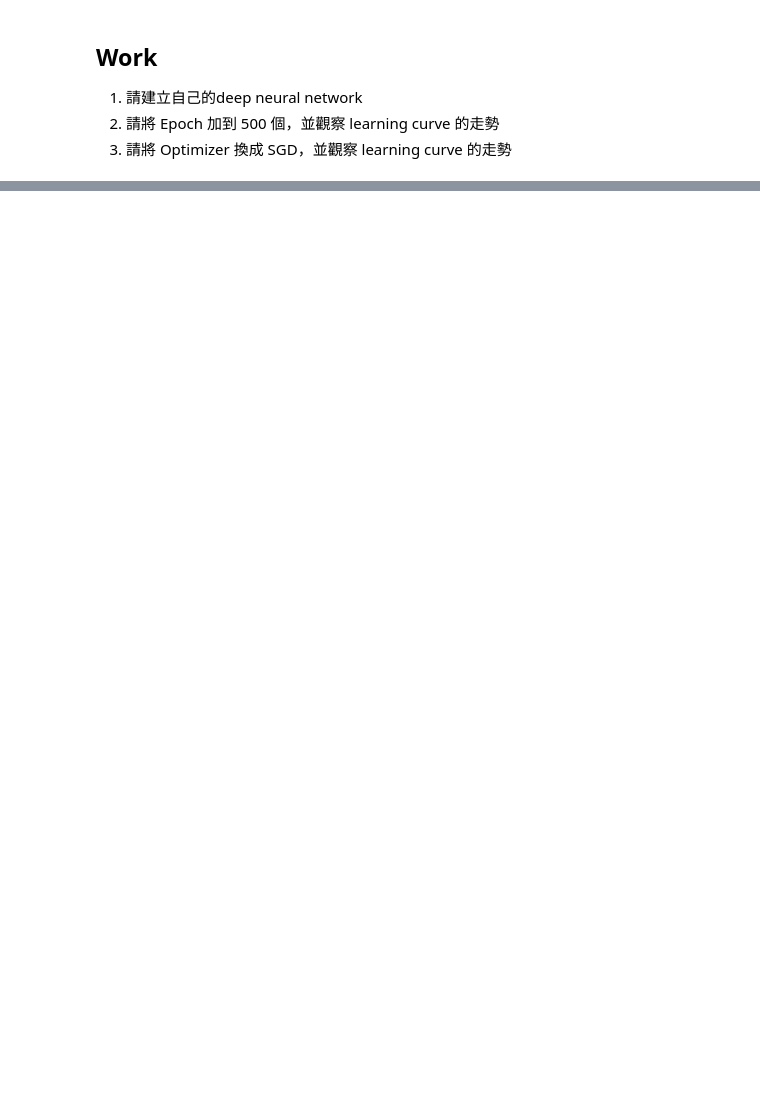
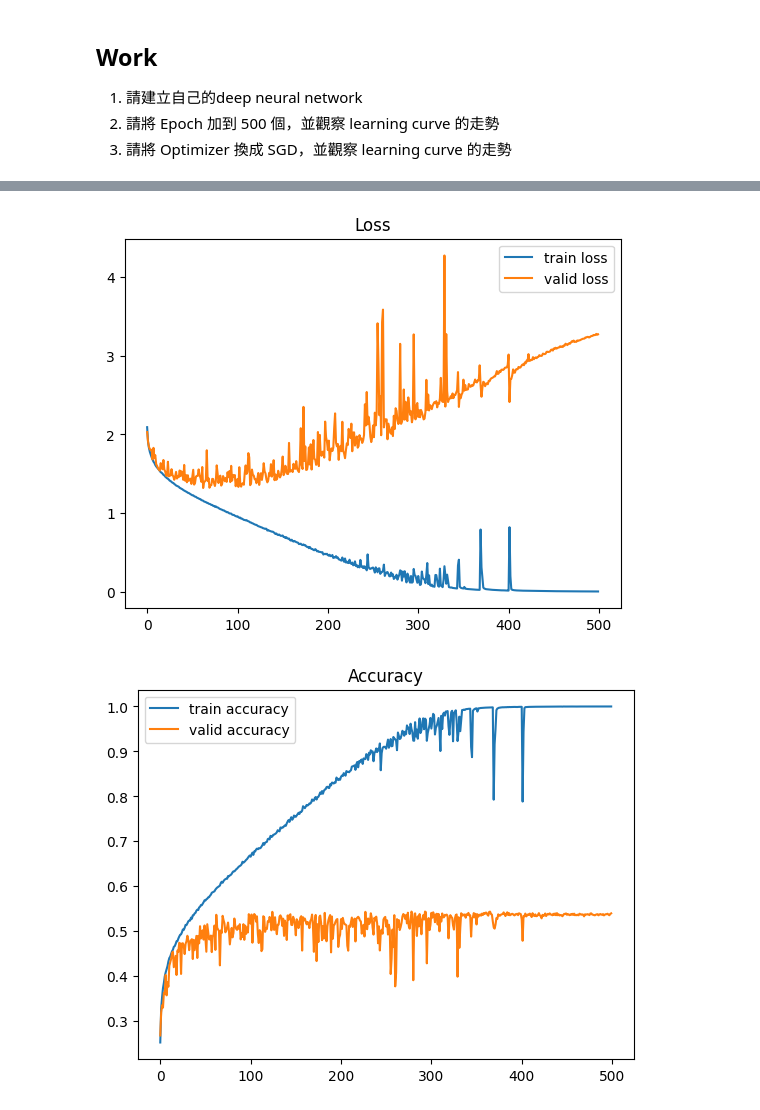
Before and after one commit to louisan123456/ML100Days, a Jupyter notebook: Homework/D77_訓練神經網路的細節與技巧_Validation and overfit/Day077_overfitting.ipynb, the cells around one changed output, grey strips where cells are left out. Cells and saved outputs as stored; diff of their text form; code cells hidden in the pictures; blank space fills up the shorter version.

```diff
--- a/Homework/D77_訓練神經網路的細節與技巧_Validation and overfit/Day077_overfitting.ipynb
+++ b/Homework/D77_訓練神經網路的細節與技巧_Validation and overfit/Day077_overfitting.ipynb
@@ -27,11 +29,3 @@ x_test = x_test.reshape((len(x_test), -1))
 # 將目標轉為 one-hot encoding
 y_train = keras.utils.to_categorical(y_train, num_classes=10)
 y_test = keras.utils.to_categorical(y_test, num_classes=10)
-# %%
-def build_mlp():
-    """Code Here
-    建立你的神經網路
-    """
-
-    return model
-model = build_mlp()
@@ -41,0 +32,17 @@ Compile 模型
+# %%
+def build_mlp():
+    input_layer = keras.layers.Input([x_train.shape[-1]])
+    x = keras.layers.Dense(units=512, activation="relu")(input_layer)
+    x = keras.layers.Dense(units=256, activation="relu")(x)
+    x = keras.layers.Dense(units=128, activation="relu")(x)
+    out = keras.layers.Dense(units=10, activation="softmax")(x)
+
+    model = keras.models.Model(inputs=[input_layer], outputs=[out])
+    return model
+# %%
+model = build_mlp()
+
+# 用 Keras 內建方法檢視模型各層參數量
+model.summary()
+optimizer = keras.optimizers.SGD(lr=0.001)
+model.compile(loss="categorical_crossentropy", metrics=["accuracy"], optimizer=optimizer)
@@ -42,9 +68,6 @@ Compile 模型
 # %%
-"""
-設定要訓練的 Epoch 數
-"""
 model.fit(x_train, y_train,
-          epochs=,
+          epochs=500,
           batch_size=256,
           validation_data=(x_test, y_test),
           shuffle=True)
@@ -51,21 +98,24 @@ model.fit(x_train, y_train,
 # %%
 import matplotlib.pyplot as plt
 # 以視覺畫方式檢視訓練過程
 
 train_loss = model.history.history["loss"]
 valid_loss = model.history.history["val_loss"]
 
-train_acc = model.history.history["acc"]
-valid_acc = model.history.history["val_acc"]
+train_acc = model.history.history["accuracy"]
+valid_acc = model.history.history["val_accuracy"]
 
 plt.plot(range(len(train_loss)), train_loss, label="train loss")
 plt.plot(range(len(valid_loss)), valid_loss, label="valid loss")
 plt.legend()
 plt.title("Loss")
 plt.show()
 
 plt.plot(range(len(train_acc)), train_acc, label="train accuracy")
 plt.plot(range(len(valid_acc)), valid_acc, label="valid accuracy")
 plt.legend()
 plt.title("Accuracy")
 plt.show()
+# %% [output]
+[figure, added]
+[figure, added]
```
Also changed, not shown: parts of 4 cells of this notebook.
